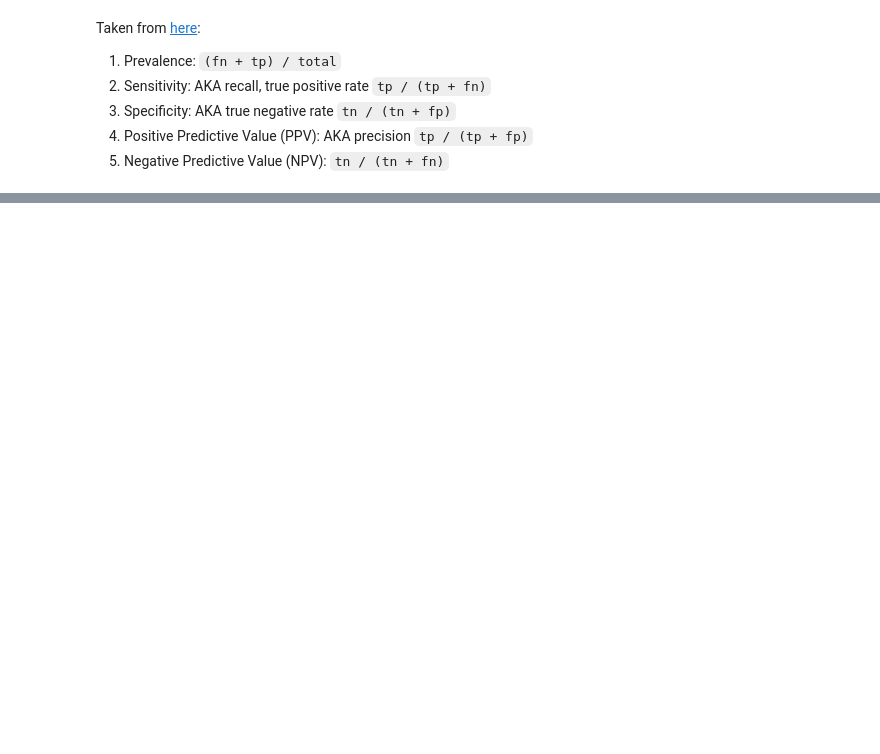
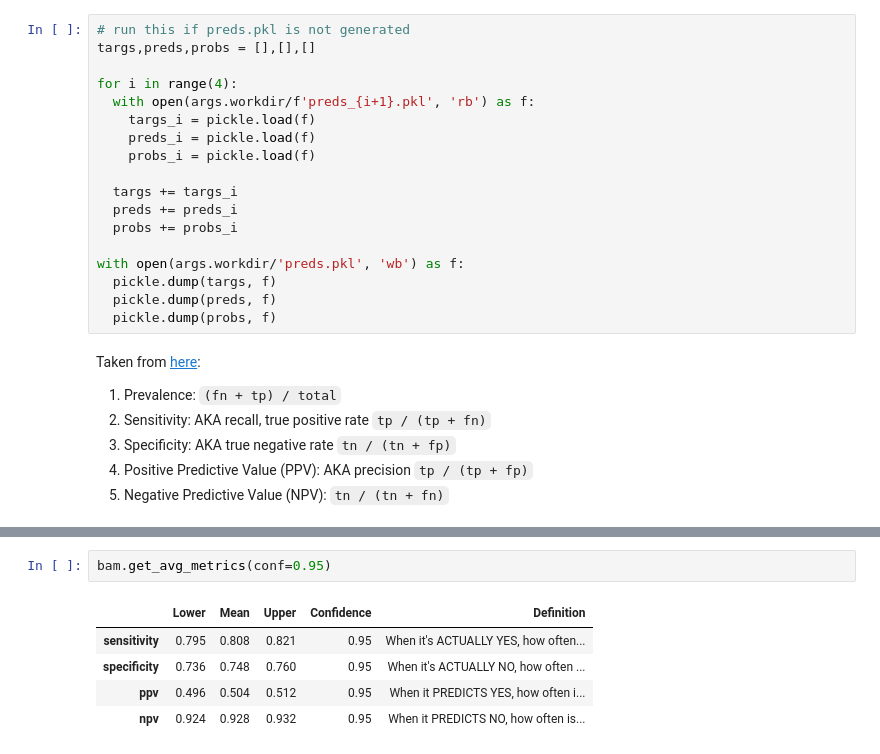
Before and after one commit to sudarshan85/imminent-adm-mimic, a Jupyter notebook: cnn/cnn_classifier.ipynb, the cells around one changed output, grey strips where cells are left out. Drawn from its saved outputs; the diff is of its cells as text; blank space fills up the shorter version.

Commit message:
Ran preds on cnn

```diff
--- a/cnn/cnn_classifier.ipynb
+++ b/cnn/cnn_classifier.ipynb
@@ -280,6 +237,24 @@ for i in range(20):
 print("====\n\n\n")
 # %% [markdown]
 ## Metrics
+# %%
+# run this if preds.pkl is not generated
+targs,preds,probs = [],[],[]
+
+for i in range(4):
+  with open(args.workdir/f'preds_{i+1}.pkl', 'rb') as f:
+    targs_i = pickle.load(f)
+    preds_i = pickle.load(f)
+    probs_i = pickle.load(f)
+
+  targs += targs_i
+  preds += preds_i
+  probs += probs_i
+
+with open(args.workdir/'preds.pkl', 'wb') as f:
+  pickle.dump(targs, f)
+  pickle.dump(preds, f)
+  pickle.dump(probs, f)
 # %% [markdown]
 Taken from [here](https://www.dataschool.io/simple-guide-to-confusion-matrix-terminology/):
 
@@ -299,3 +294,11 @@ bam.get_avg_metrics()
+# %%
+bam.get_avg_metrics(conf=0.95)
+# %% [output]
+|  | Lower | Mean | Upper | Confidence | Definition |
+| sensitivity | 0.795 | 0.808 | 0.821 | 0.95 | When it's ACTUALLY YES, how often... |
+| specificity | 0.736 | 0.748 | 0.760 | 0.95 | When it's ACTUALLY NO, how often ... |
+| ppv | 0.496 | 0.504 | 0.512 | 0.95 | When it PREDICTS YES, how often i... |
+| npv | 0.924 | 0.928 | 0.932 | 0.95 | When it PREDICTS NO, how often is... |
 # %%
 fig, ax = plt.subplots(1, 1, figsize=(10, 8))
 plot_mean_roc(ax, bam.targs, bam.probs)
```
Also changed, not shown: parts of 13 cells of this notebook, 2 other files.
